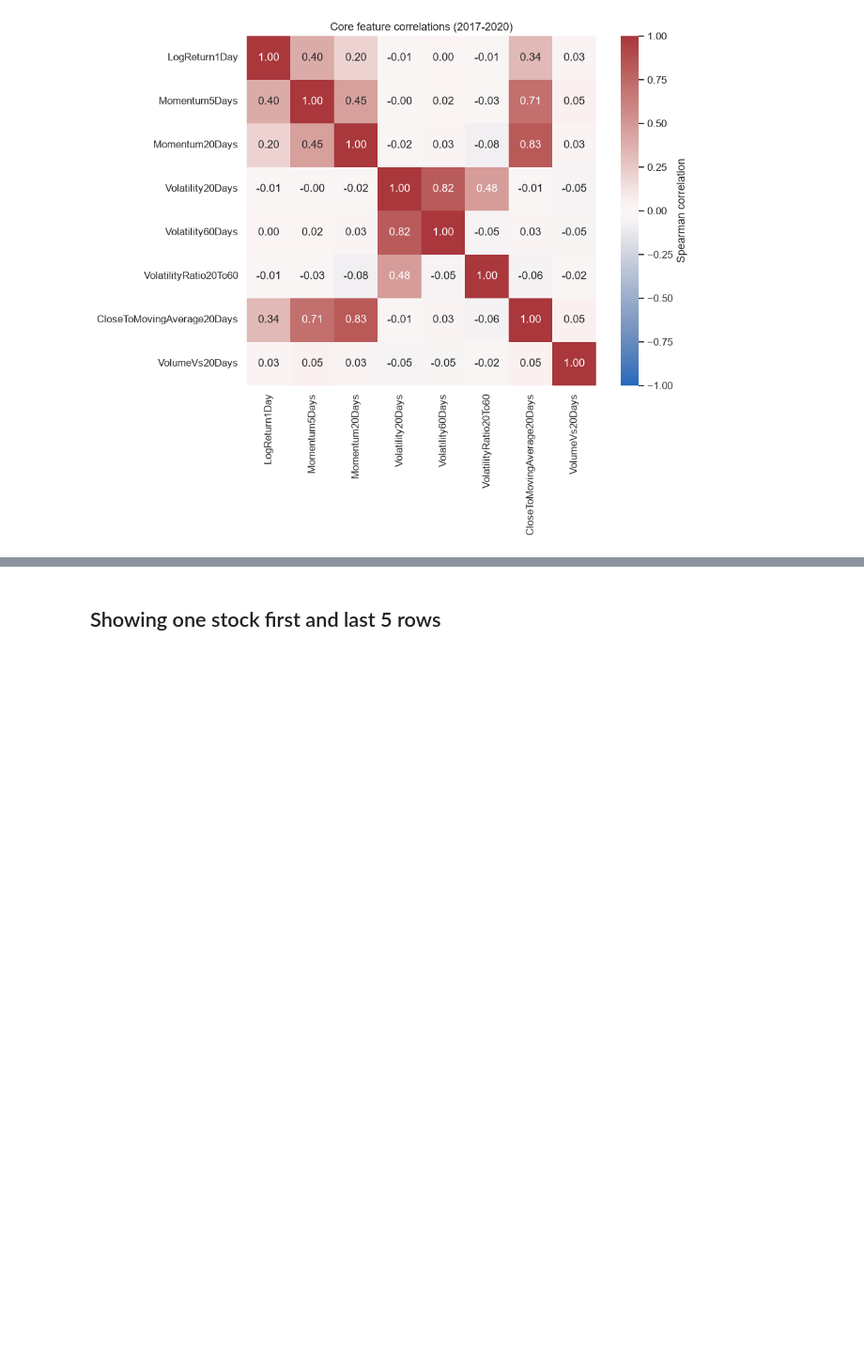
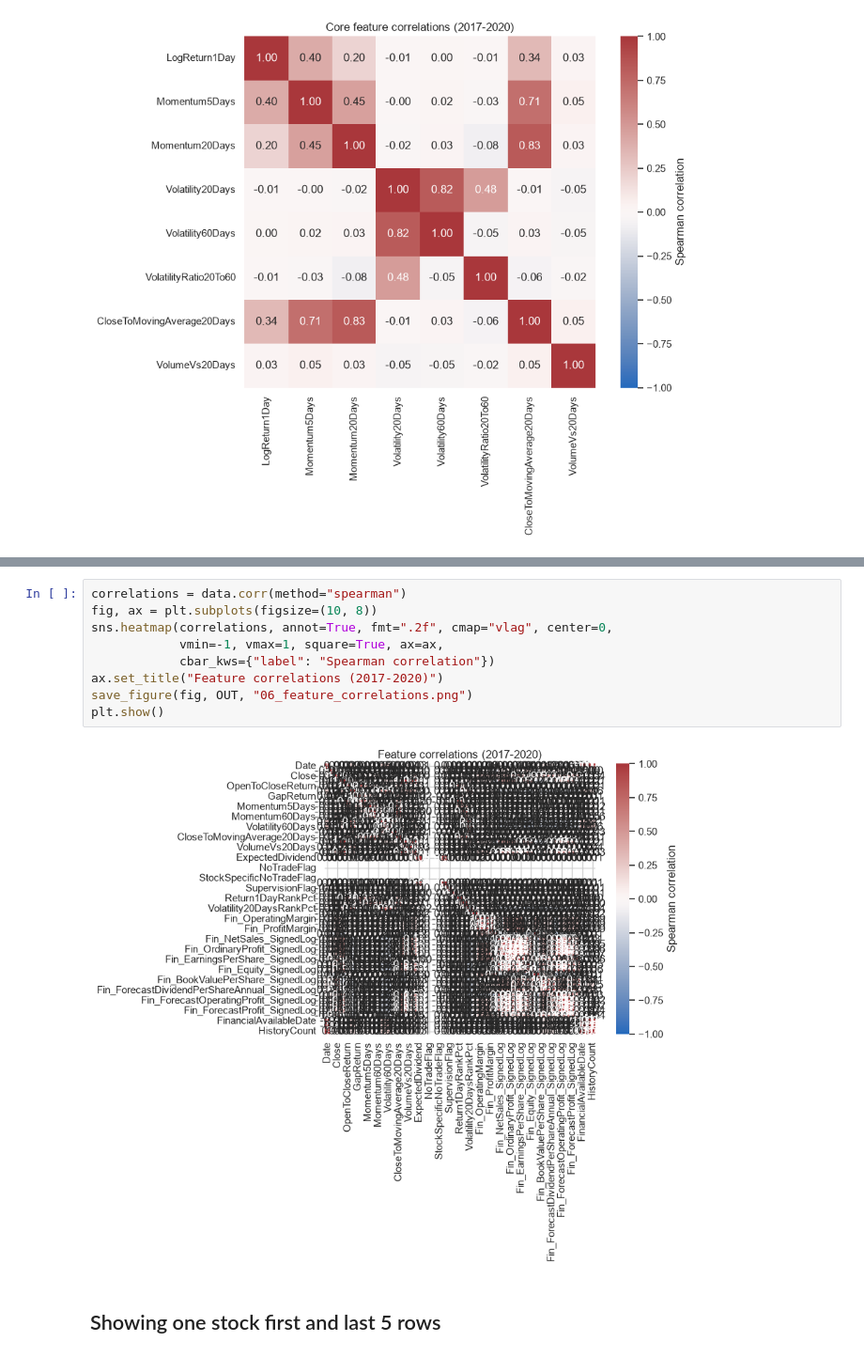
Before and after one commit to myngoc-trg/DA631E_ArtificialIntelligenceForDataScience, a Jupyter notebook: Project_2_UnsupervisedLearning/notebooks/01_data_exploration.ipynb, the cells around one changed output, grey strips where cells are left out. Shown at 94% size. Drawn from its saved outputs; the diff is of its cells as text; blank space fills up the shorter version.

```diff
--- a/Project_2_UnsupervisedLearning/notebooks/01_data_exploration.ipynb
+++ b/Project_2_UnsupervisedLearning/notebooks/01_data_exploration.ipynb
@@ -256,3 +276,14 @@ plt.show()
+# %%
+correlations = data.corr(method="spearman")
+fig, ax = plt.subplots(figsize=(10, 8))
+sns.heatmap(correlations, annot=True, fmt=".2f", cmap="vlag", center=0,
+            vmin=-1, vmax=1, square=True, ax=ax,
+            cbar_kws={"label": "Spearman correlation"})
+ax.set_title("Feature correlations (2017-2020)")
+save_figure(fig, OUT, "06_feature_correlations.png")
+plt.show()
+# %% [output]
+[figure, added]
 # %% [markdown]
 ## Showing one stock first and last 5 rows
 # %%
```
Also changed, not shown: parts of 5 cells of this notebook, 3 other files.
